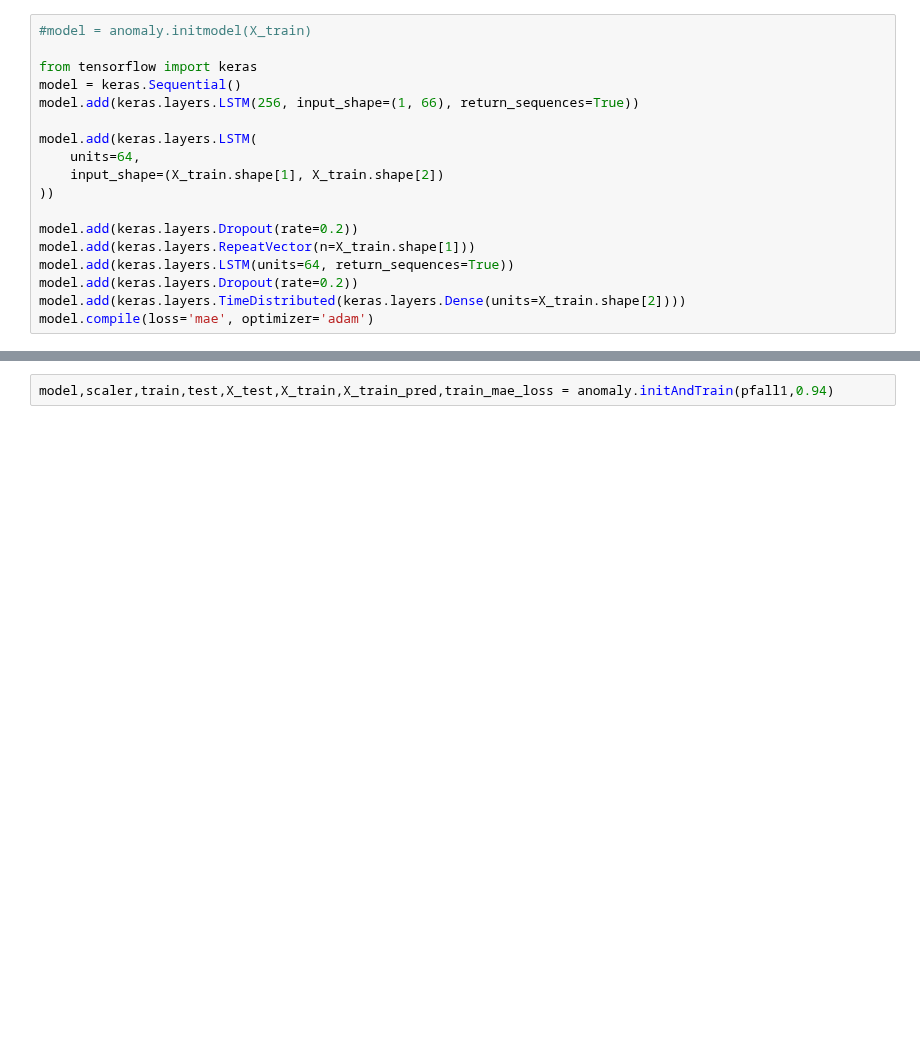
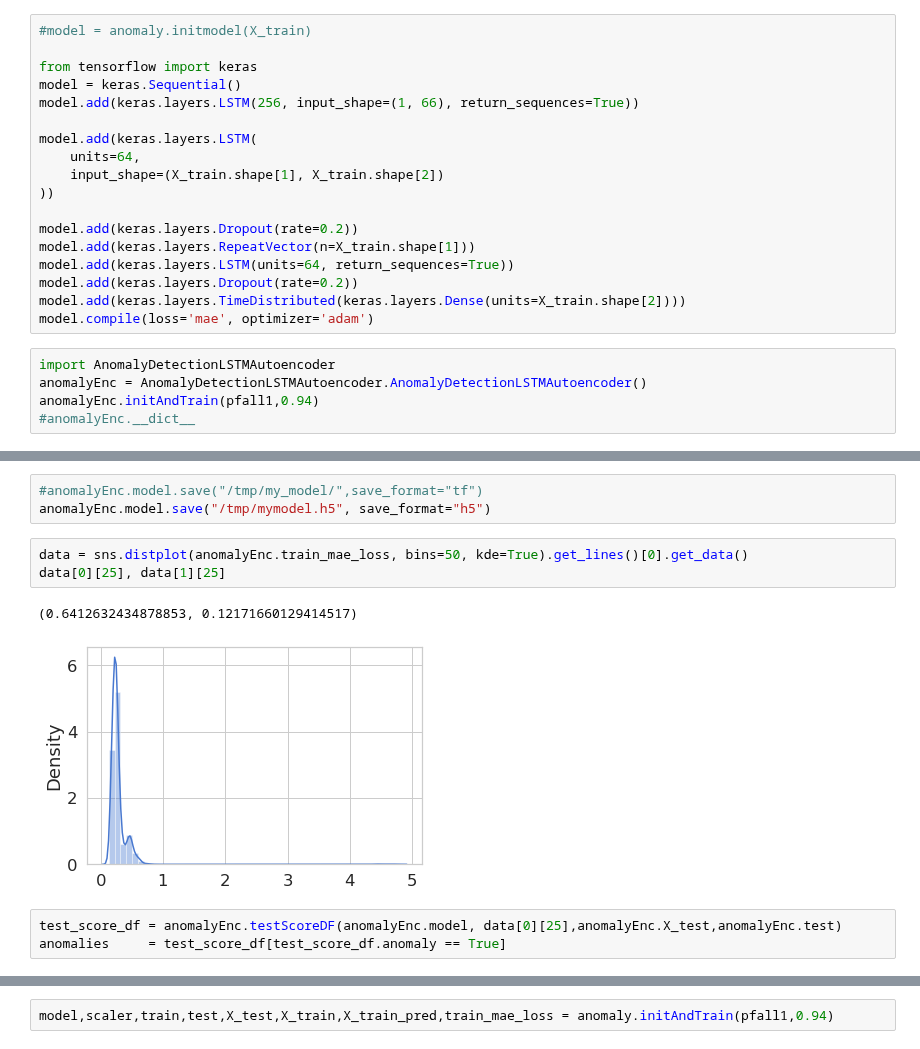
Before and after one commit to scray/scray, a Jupyter notebook: scray-examples/python/demo_messageCharts.ipynb, the cells around one changed output, grey strips where cells are left out. Cells and saved outputs as stored; diff of their text form; blank space fills up the shorter version.

Commit message:
anomaly class

```diff
--- a/scray-examples/python/demo_messageCharts.ipynb
+++ b/scray-examples/python/demo_messageCharts.ipynb
@@ -270,3 +285,8 @@ model.add(keras.layers.LSTM(units=64, return_sequences=True))
 model.add(keras.layers.Dropout(rate=0.2))
 model.add(keras.layers.TimeDistributed(keras.layers.Dense(units=X_train.shape[2])))
 model.compile(loss='mae', optimizer='adam')
+# %%
+import AnomalyDetectionLSTMAutoencoder
+anomalyEnc = AnomalyDetectionLSTMAutoencoder.AnomalyDetectionLSTMAutoencoder()
+anomalyEnc.initAndTrain(pfall1,0.94)
+#anomalyEnc.__dict__
@@ -272,0 +325,12 @@ model.compile(loss='mae', optimizer='adam')
+# %%
+#anomalyEnc.model.save("/tmp/my_model/",save_format="tf")
+anomalyEnc.model.save("/tmp/mymodel.h5", save_format="h5")
+# %%
+data = sns.distplot(anomalyEnc.train_mae_loss, bins=50, kde=True).get_lines()[0].get_data()
+data[0][25], data[1][25]
+# %% [output]
+(0.6412632434878853, 0.12171660129414517)
+[figure, added]
+# %%
+test_score_df = anomalyEnc.testScoreDF(anomalyEnc.model, data[0][25],anomalyEnc.X_test,anomalyEnc.test)
+anomalies     = test_score_df[test_score_df.anomaly == True]
```
Also changed, not shown: parts of 14 cells of this notebook, 6 other files.
